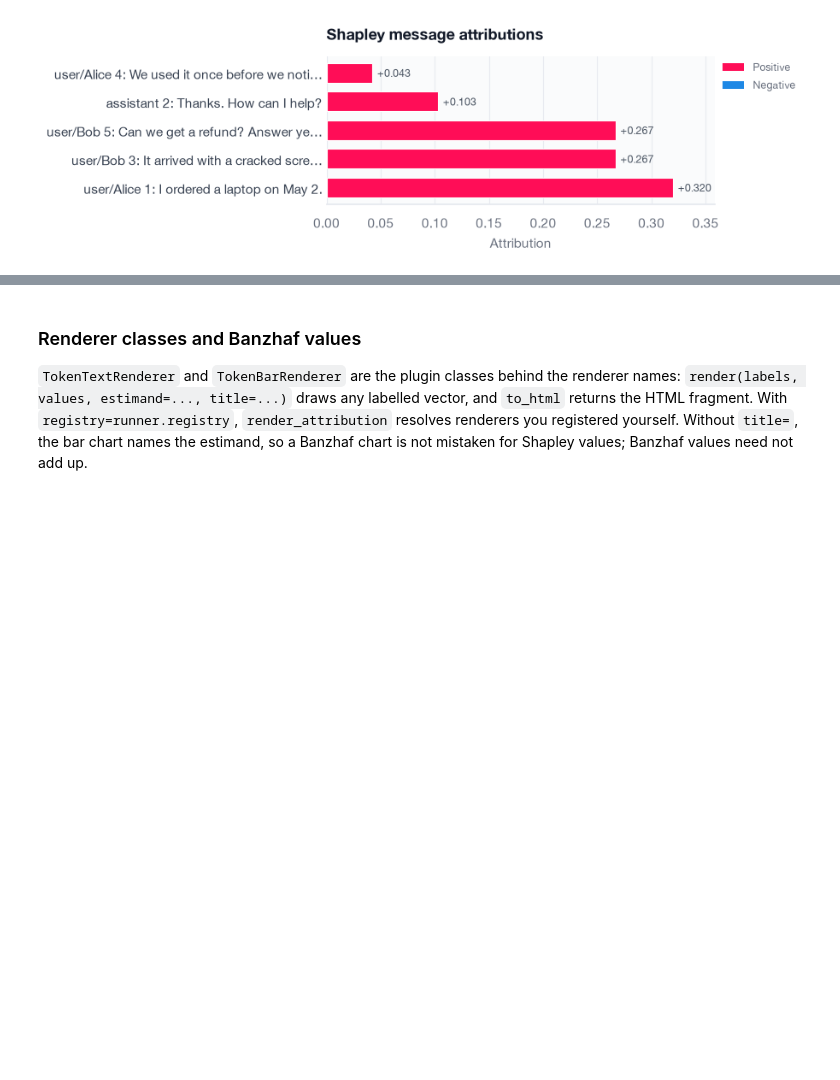
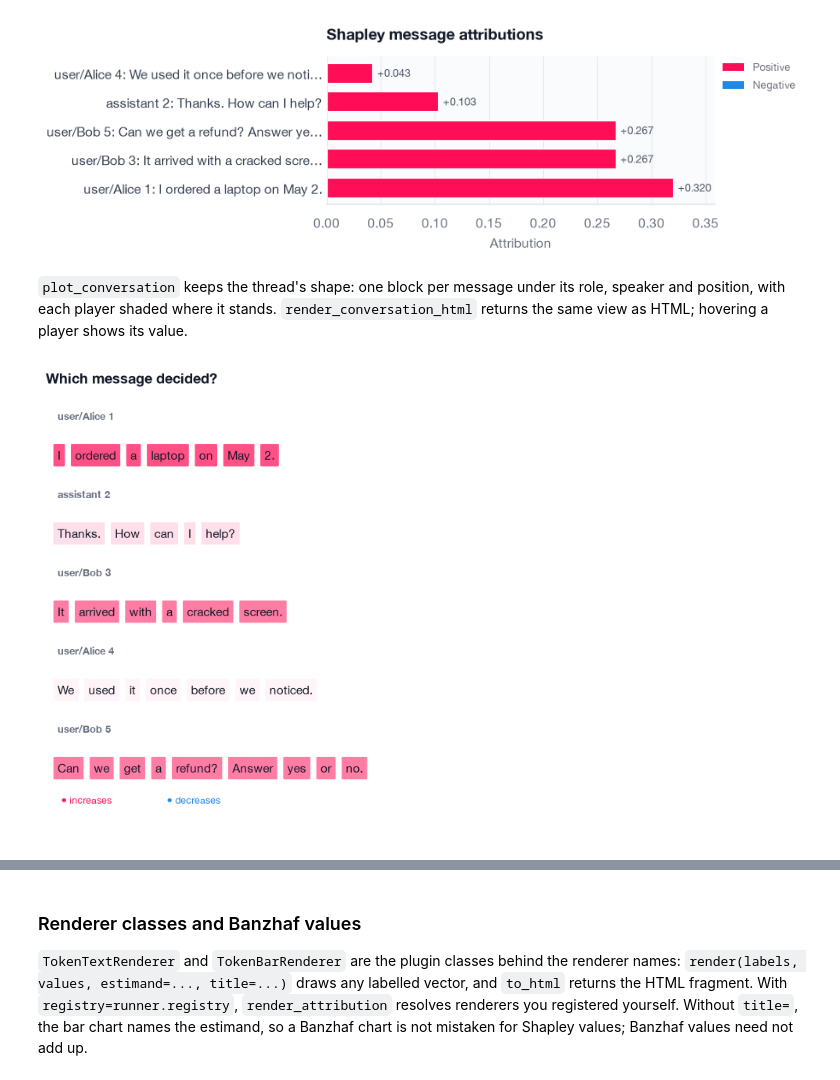
Before and after one commit to Pawlo77/MLLM-SHAP, a Jupyter notebook: examples/attribution_viz.ipynb, the cells around one changed output, grey strips where cells are left out. Drawn from its saved outputs; the diff is of its cells as text; code cells hidden in the pictures; blank space fills up the shorter version.

Commit message:
docs: show per-token and role-filtered conversation attributions

```diff
--- a/examples/attribution_viz.ipynb
+++ b/examples/attribution_viz.ipynb
@@ -153,3 +153,10 @@ render_attribution(messages, thread, messages.player_set, renderer="token_bar",
 plt.show()
 # %% [output]
 [figure]
+# %% [markdown]
+`plot_conversation` keeps the thread's shape: one block per message under its role, speaker and position, with each player shaded where it stands. `render_conversation_html` returns the same view as HTML; hovering a player shows its value.
+# %%
+plot_conversation(messages, thread, messages.player_set, title="Which message decided?")
+plt.show()
+# %% [output]
+[figure, added]
```
Also changed, not shown: parts of 5 cells of this notebook, 8 other files.
